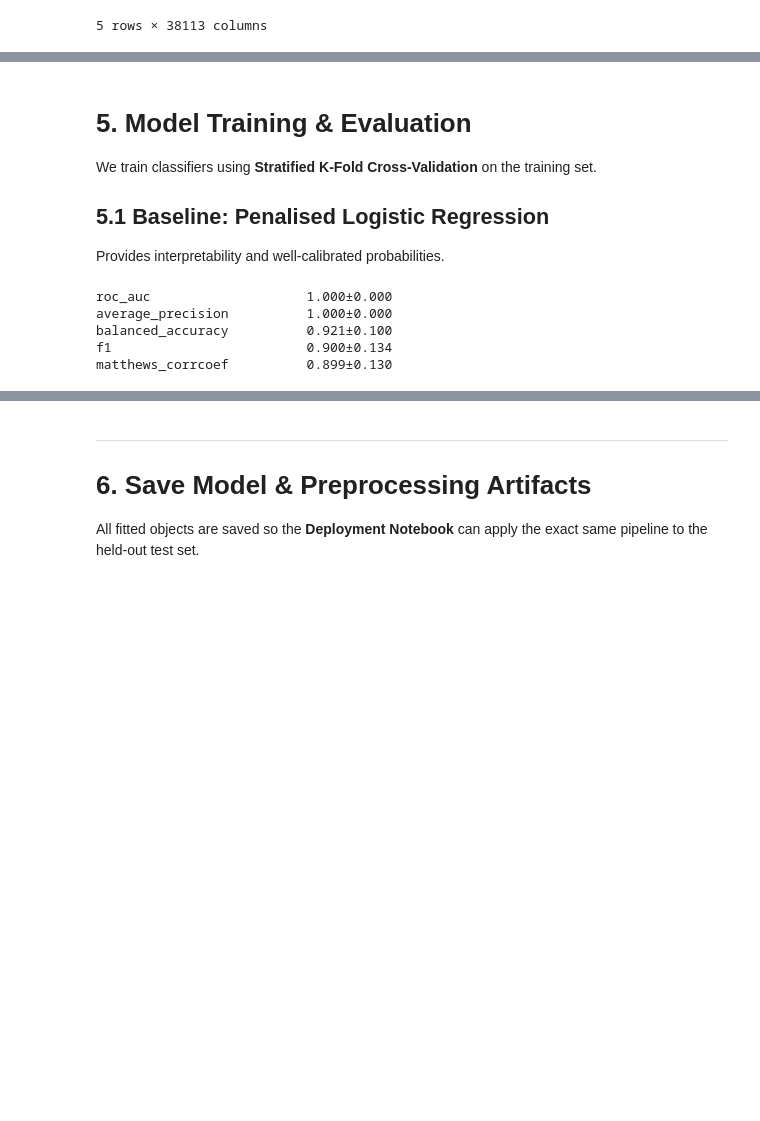
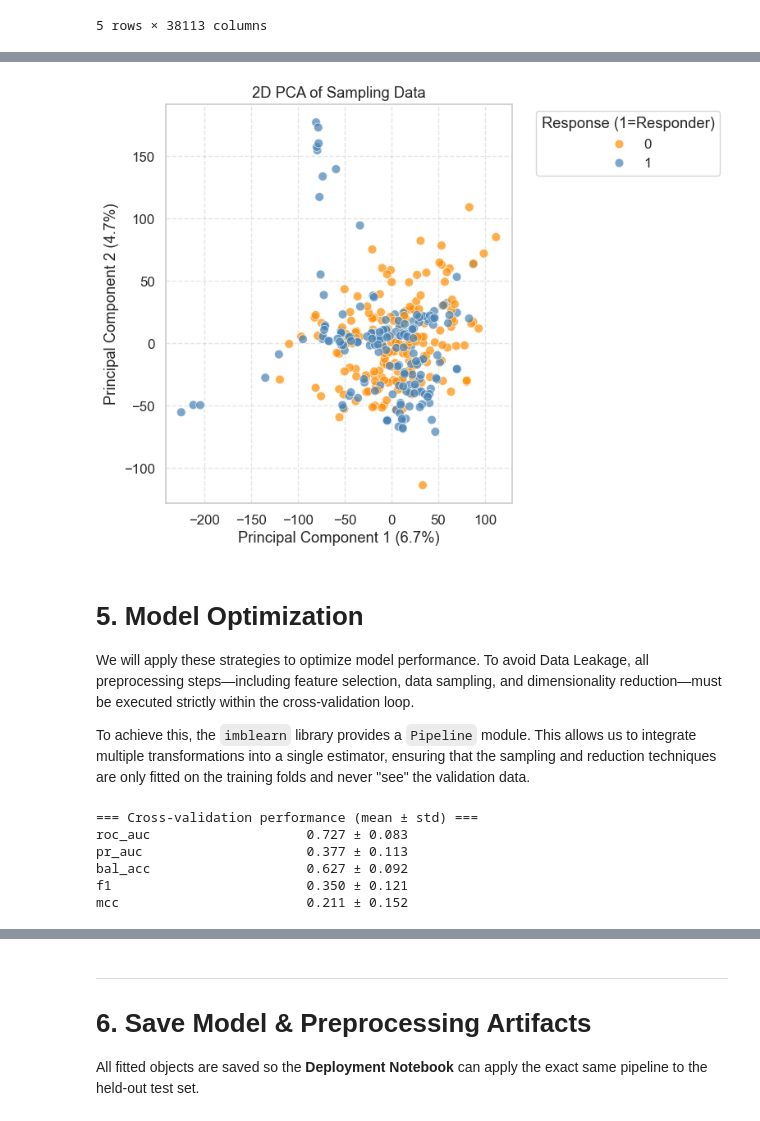
Before and after one commit to trinhthechuong/Hackathon_DIGPHAT, a Jupyter notebook: My_Model_Devepmemt.ipynb, the cells around one changed output, grey strips where cells are left out. Cells and saved outputs as stored; diff of their text form; code cells hidden in the pictures; blank space fills up the shorter version.

Commit message:
update optimization

```diff
--- a/My_Model_Devepmemt.ipynb
+++ b/My_Model_Devepmemt.ipynb
@@ -470,28 +600,53 @@ train_pca_result = pca.fit_transform(X_train_transcriptomic_scaled)
+# %%
+from imblearn.over_sampling import SMOTE
+sm = SMOTE(random_state = RANDOM_STATE)
+X_res, y_res = sm.fit_resample(X_train_all, y_train)
+plot_pca_2d(X_res, y_res, title="2D PCA of Sampling Data")
+# %% [output]
+[figure, added]
 # %% [markdown]
-# **5. Model Training & Evaluation**
+# **5. Model Optimization**
 
-We train classifiers using **Stratified K-Fold Cross-Validation** on the training set.
+We will apply these strategies to optimize model performance. To avoid Data Leakage, all preprocessing steps—including feature selection, data sampling, and dimensionality reduction—must be executed strictly within the cross-validation loop.
 
-## 5.1 Baseline: Penalised Logistic Regression
-Provides interpretability and well-calibrated probabilities.
+To achieve this, the `imblearn` library provides a `Pipeline` module. This allows us to integrate multiple transformations into a single estimator, ensuring that the sampling and reduction techniques are only fitted on the training folds and never "see" the validation data.
-# %%
-cv = RepeatedStratifiedKFold(n_splits=10, n_repeats=3, random_state=RANDOM_STATE)
-scoring = {
-    'roc_auc':   'roc_auc',
-    'pr_auc':   'average_precision',
-    'bal_acc':   'balanced_accuracy',
-    'f1':        'f1',
-    'mcc':       'matthews_corrcoef',
-}
-model = LogisticRegression(penalty='l2', C=1.0, max_iter=5000, random_state=RANDOM_STATE)
-
-for score in scoring.values():
-    cv_res = cross_val_score(model, X_train_sel, y_train, cv=cv, scoring=score, n_jobs=-1)
-    print(f"{score:25s}  {cv_res.mean():.3f}±{cv_res.std():.3f}")
-# %% [output]
-roc_auc                    1.000±0.000
-average_precision          1.000±0.000
-balanced_accuracy          0.921±0.100
-f1                         0.900±0.134
-matthews_corrcoef          0.899±0.130
+# %%
+import warnings, os, joblib
+warnings.filterwarnings('ignore', category=FutureWarning)   # hide the deprecation warnings
+warnings.filterwarnings('ignore', category=UserWarning)    # hide any harmless user‑warnings
+
+pipeline = Pipeline(
+    [('sampler', ADASYN(random_state=RANDOM_STATE)),
+    ('feature selector',SelectKBest(score_func=mutual_info_classif)),
+    ('classifier', logit)]
+)
+
+scoring = {
+    'roc_auc':   'roc_auc',
+    'pr_auc':   'average_precision',
+    'bal_acc':   'balanced_accuracy',
+    'f1':        'f1',
+    'mcc':       'matthews_corrcoef',
+}
+
+
+cv_results = cross_validate(
+                estimator   = pipeline,
+                X           = X_train_pca,
+                y           = y_train,
+                cv          = cv,
+                scoring     = scoring,
+                n_jobs      = -1,
+             )
+print("\n=== Cross‑validation performance (mean ± std) ===")
+for metric in scoring.keys():
+    scores = cv_results[f'test_{metric}']
+    print(f"{metric:25s}  {np.mean(scores):.3f} ± {np.std(scores):.3f}")
+# %% [output]
+=== Cross‑validation performance (mean ± std) ===
+roc_auc                    0.727 ± 0.083
+pr_auc                     0.377 ± 0.113
+bal_acc                    0.627 ± 0.092
+f1                         0.350 ± 0.121
+mcc                        0.211 ± 0.152
 # %%
```
Also changed, not shown: parts of 24 cells of this notebook, 4 other files.
